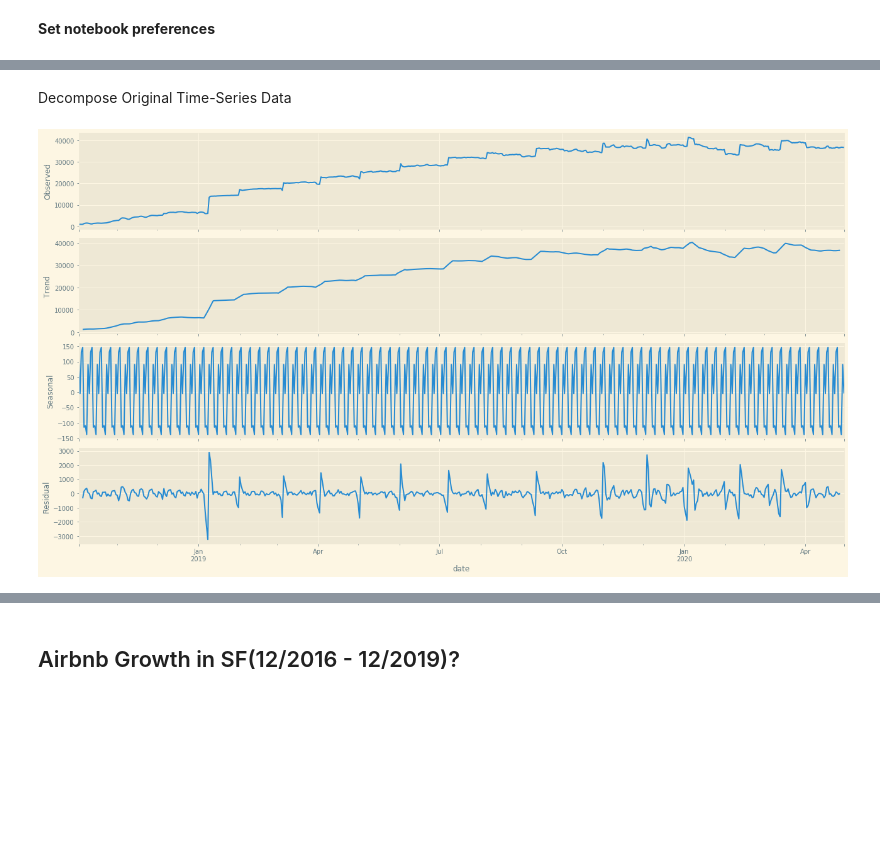
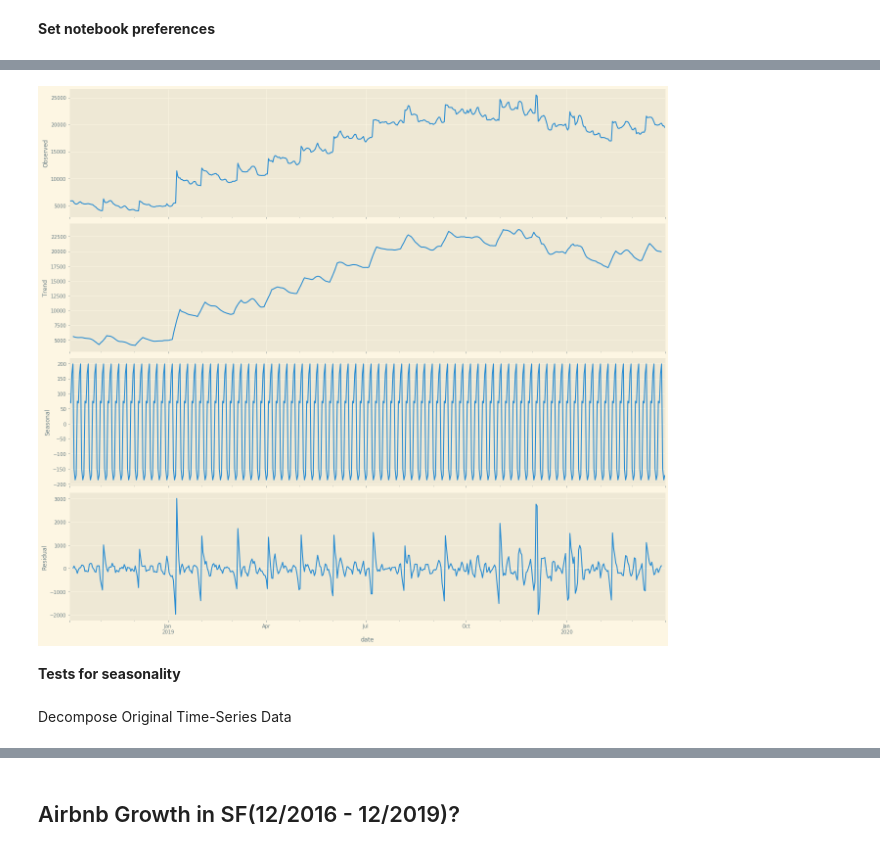
Before and after one commit to KishenSharma6/Airbnb-Analysis, a Jupyter notebook: Project Codes/05. Modeling/2020_0214_Calendar_TimeSeries.ipynb, the cells around one changed output, grey strips where cells are left out. Saved outputs shown, nothing was run; the diff lists cells and outputs as text; code cells hidden in the pictures; blank space fills up the shorter version.

```diff
--- a/Project Codes/05. Modeling/2020_0214_Calendar_TimeSeries.ipynb
+++ b/Project Codes/05. Modeling/2020_0214_Calendar_TimeSeries.ipynb
@@ -24,10 +20,14 @@ Importing plotly failed. Interactive plots will not work.
 **Read in Data**
 # %%
 #Set path to local machine for data
-path = r'C:\Users\kishe\Documents\Data Science\Projects\Python Projects\In Progress\Air BnB - SF\Data\02_Intermediate/'
+path = r'C:\Users\kishe\Documents\Data Science\Projects\Python Projects\In Progress\Air BnB - SF\Data\03_Processed/'
 
-#Read in Airbnb Calendar data
-calendar = pd.read_csv(path + '2020_0407_Calendar_Cleaned.csv', sep = ',',
-                       parse_dates=['date'], low_memory=True,index_col=0)
+#Read in Airbnb Calendar listings data
+bookings_df = pd.read_csv(path + '2020_0417_Booked_Listings.csv', sep = ',',dtype = {'available' : 'category'},
+                       low_memory=True,index_col=0)
+
+#Read in Airbnb Calendar prices data
+income_df = pd.read_csv(path + '2020_0417_Daily_Net_Rental_Income.csv', sep = ',',dtype = {'available' : 'category'},
+                       low_memory=True,index_col=0)
 # %% [markdown]
 **Set notebook preferences**
@@ -100,0 +171,8 @@ Resample Original Data
+# %%
+#Convert index to DateTimeIndex
+bookings_df.reset_index(inplace=True)
+bookings_df.date = pd.to_datetime(bookings_df.date)
+bookings_df.set_index('date', inplace=True)
+
+#Check
+display(bookings_df.head())
@@ -101,3 +187,19 @@ Resample Original Data
+# %%
+#Read in seasonal decompose model
+from statsmodels.tsa.seasonal import seasonal_decompose
+
+from pylab import rcParams
+rcParams['figure.figsize'] = 18, 16
+
+#Fit seasonal_decompose to airbnb data
+result = seasonal_decompose(bookings_df, model='additive')
+
+#Plot
+result.plot();
+# %% [output]
+[figure, added]
+# %% [markdown]
+**Tests for seasonality**
 # %% [markdown]
 Decompose Original Time-Series Data
 # %%
@@ -107,10 +209,8 @@ from statsmodels.tsa.seasonal import seasonal_decompose
 from pylab import rcParams
 rcParams['figure.figsize'] = 18, 10
 #Fit seasonal_decompose to airbnb data
-result = seasonal_decompose(airbnbs, model='additive')
+result = seasonal_decompose(listings_df.loc[listings_df['available'] == 1], model='additive')
 result.plot()
 plt.show()
-# %% [output]
-[figure, removed]
 # %%
 airbnbs.head()
```
Also changed, not shown: parts of 48 cells of this notebook.
